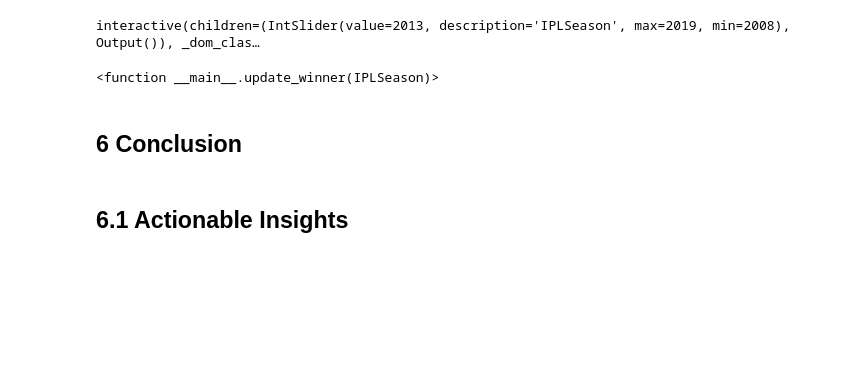
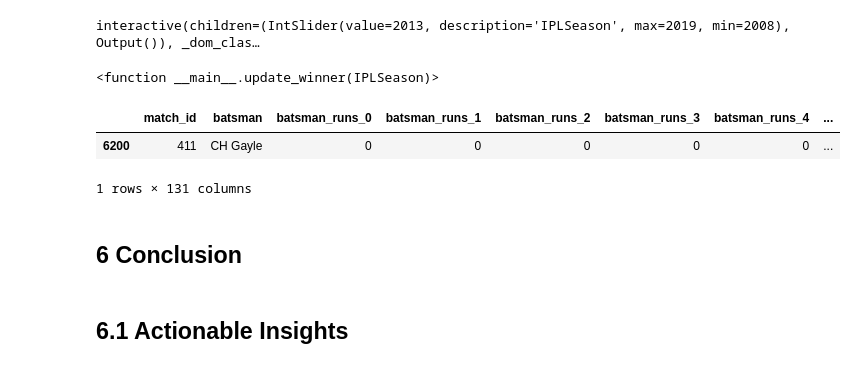
Before and after one commit to ksranjith786/python, a Jupyter notebook: insaid/Project/IPL/IPLCricInfo.ipynb, the cells around one changed output. Cells and saved outputs as stored; diff of their text form; code cells hidden in the pictures; blank space fills up the shorter version.

```diff
--- a/insaid/Project/IPL/IPLCricInfo.ipynb
+++ b/insaid/Project/IPL/IPLCricInfo.ipynb
@@ -1716,6 +1725,13 @@ interact(update_winner, IPLSeason=(2008, 2019, 1))
 # %% [output]
 interactive(children=(IntSlider(value=2013, description='IPLSeason', max=2019, min=2008), Output()), _dom_clas…
 <function __main__.update_winner(IPLSeason)>
+# %%
+batsmanScores = deliveries.groupby(['match_id', 'inning', 'batsman', 'batsman_runs']).count().reset_index()
+pd.get_dummies(batsman_runs, columns=['batsman_runs']).head(1)
+# %% [output]
+|  | match_id | batsman | batsman_runs_0 | batsman_runs_1 | batsman_runs_2 | batsman_runs_3 | batsman_runs_4 | ... |
+| 6200 | 411 | CH Gayle | 0 | 0 | 0 | 0 | 0 | ... |
+1 rows × 131 columns
 # %% [markdown]
 <a id=section6></a>
 ## 6 Conclusion
```
Also changed, not shown: parts of 8 cells of this notebook.
